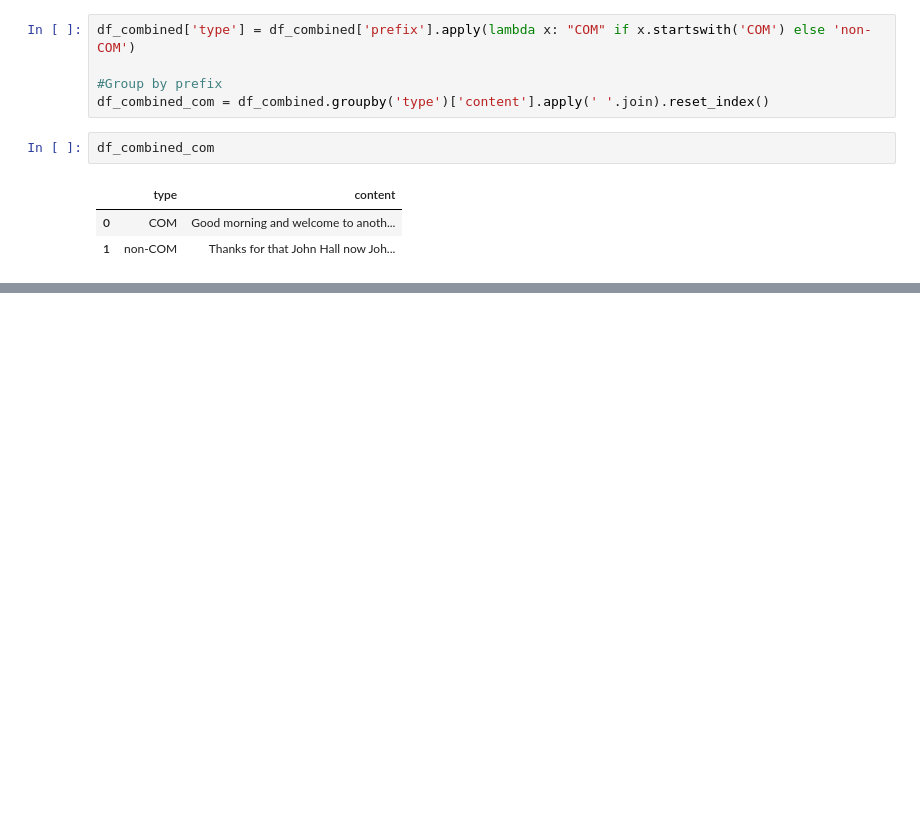
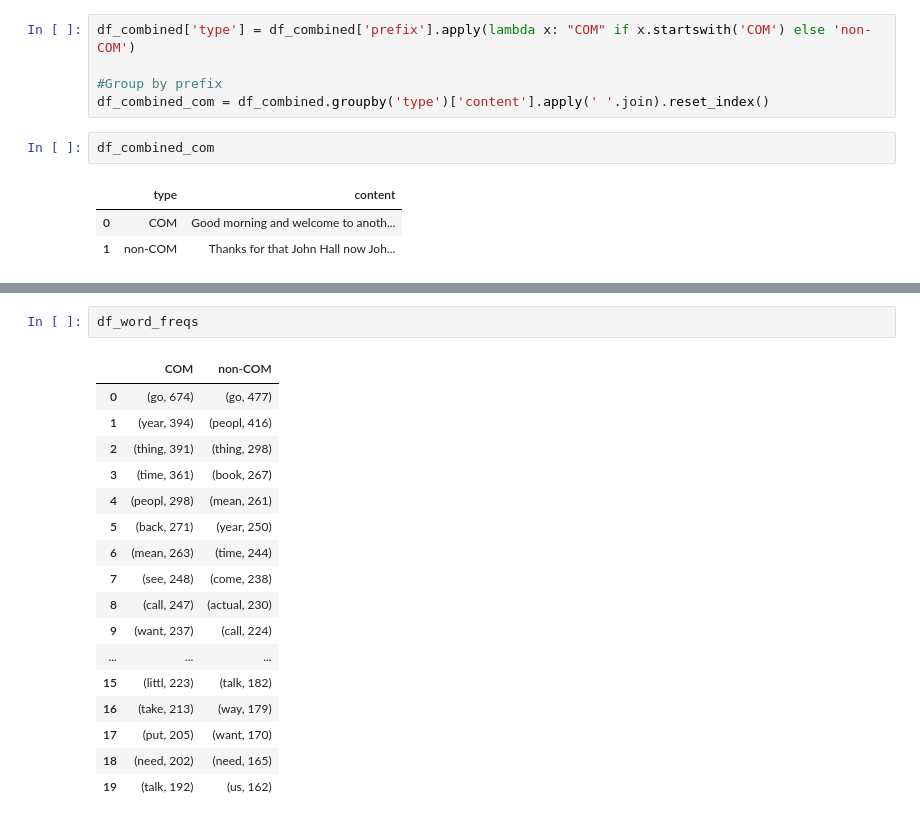
Before and after one commit to mas0ny1/Natural-Language-Processing-Portfolio, a Jupyter notebook: NLP Assignment 1.ipynb, the cells around one changed output, grey strips where cells are left out. Cells and saved outputs as stored; diff of their text form; blank space fills up the shorter version.

```diff
--- a/NLP Assignment 1.ipynb
+++ b/NLP Assignment 1.ipynb
@@ -462,0 +581,20 @@ df_combined_com
+# %%
+df_word_freqs
+# %% [output]
+|  | COM | non-COM |
+| 0 | (go, 674) | (go, 477) |
+| 1 | (year, 394) | (peopl, 416) |
+| 2 | (thing, 391) | (thing, 298) |
+| 3 | (time, 361) | (book, 267) |
+| 4 | (peopl, 298) | (mean, 261) |
+| 5 | (back, 271) | (year, 250) |
+| 6 | (mean, 263) | (time, 244) |
+| 7 | (see, 248) | (come, 238) |
+| 8 | (call, 247) | (actual, 230) |
+| 9 | (want, 237) | (call, 224) |
+| ... | ... | ... |
+| 15 | (littl, 223) | (talk, 182) |
+| 16 | (take, 213) | (way, 179) |
+| 17 | (put, 205) | (want, 170) |
+| 18 | (need, 202) | (need, 165) |
+| 19 | (talk, 192) | (us, 162) |
```
Also changed, not shown: parts of 19 cells of this notebook.
